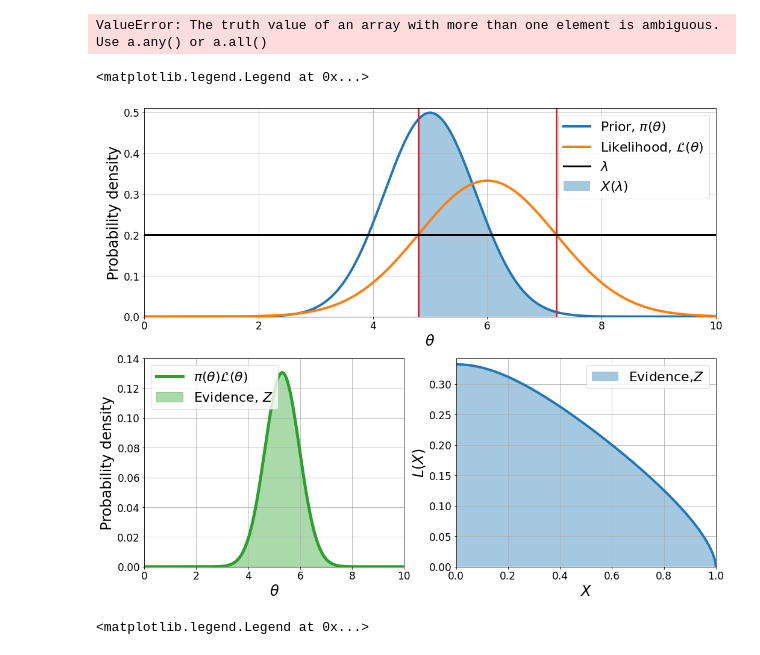
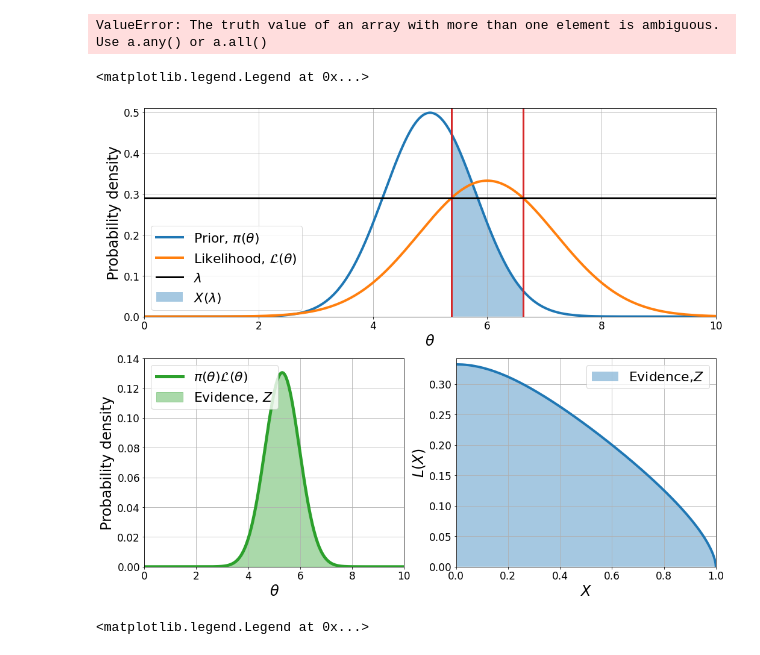
Before and after one commit to jcbayley/phd_thesis, a Jupyter notebook: notebooks/sampling.ipynb, the cells around one changed output. Saved outputs shown, nothing was run; the diff lists cells and outputs as text; code cells hidden in the pictures.

Commit message:
updated nested plot, more summary

```diff
--- a/notebooks/sampling.ipynb
+++ b/notebooks/sampling.ipynb
@@ -87,47 +87,50 @@ ax3 = plt.subplot2grid((2,2), (1,1))
 ax1.plot(thetas,prior,"-",lw=4,color="C0",ms=9,label=r"Prior, $\pi(\theta)$")
 ax1.plot(thetas,likelihood,"-",lw=4,color="C1",ms=9,label=r"Likelihood, $\mathcal{L}(\theta)$")
 
+lamb = 0.29
+diff = df(lamb)
+
 ax1.axvline(6+diff,color="C3",lw=3)
 ax1.axvline(6-diff,color="C3",lw=3)
 
 ax1.axhline(lamb,color="k",label=r"$\lambda$",lw=3)
 
 thgtr = thetas[thetas > 6-diff]
-thrange = thgtr[thgtr < 6 + diff]
+thrange = thgtr[thgtr < 6+diff]
 
 ax1.fill_between(thrange, st.norm(loc=5,scale=0.8).pdf(thrange),alpha=0.4,label=r"$X(\lambda)$")
 
 
 ax1.set_xlabel(r"$\theta$")
 ax1.set_ylabel(r"Probability density")
 ax1.legend()
 
 ax1.set_xlim([0,10])
 ax1.set_ylim([0,0.51])
 
 ax2.plot(thetas,prior*likelihood,lw=5,color="C2",label=r"$\pi(\theta)\mathcal{L}(\theta)$")
 ax2.fill_between(thetas,prior*likelihood,color="C2",alpha = 0.4,label=r"Evidence, $Z$")
 
 ax2.set_xlabel(r"$\theta$")
 ax2.set_ylabel(r"Probability density")
 ax2.legend()
 
 ax2.set_xlim([0,10])
 ax2.set_ylim([0,0.14])
 
 ax3.plot(Xs,lik,lw=4)
 
 ax3.fill_between(Xs,lik,alpha=0.4,label=r"Evidence,$Z$")
 
 ax3.set_xlim([0,1])
 ax3.set_ylim([0,max(lik) + 0.01])
 
 ax3.set_xlabel(r"$X$")
 ax3.set_ylabel(r"$L(X)$")
 ax3.legend()
 # %% [output]
 <matplotlib.legend.Legend at 0x...>
-[figure, old version]
+[figure, new version]
 # %%
 fig.savefig("/Users/josephbayley/projects/thesis/C2_cw/nested_plots.pdf",format="pdf",bbox_inches="tight")
 # %%
```
Also changed, not shown: parts of 1 cell of this notebook, 4 other files.
